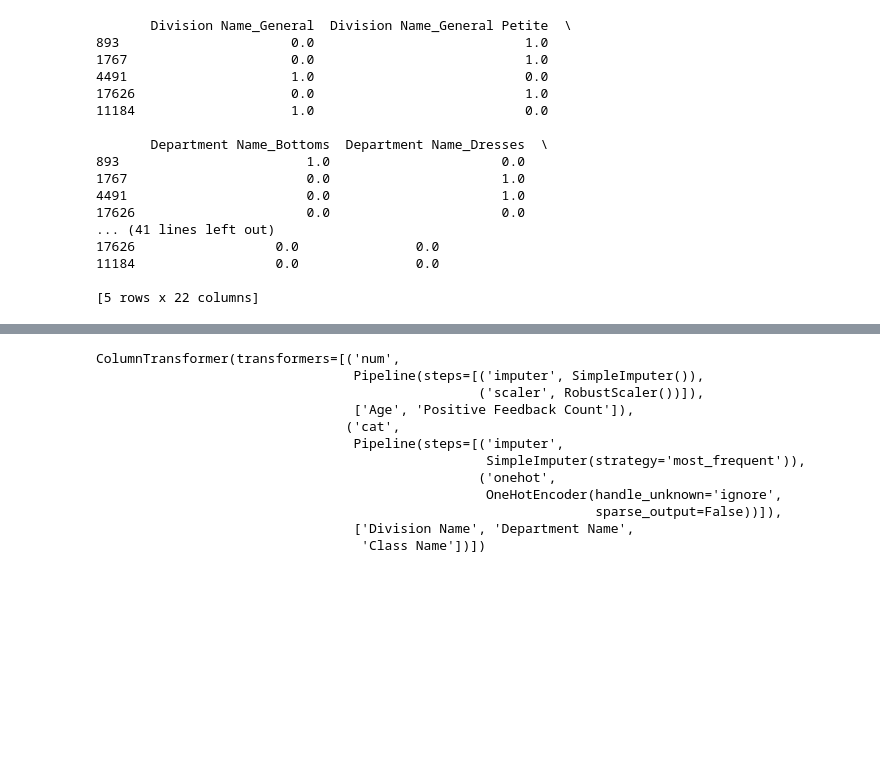
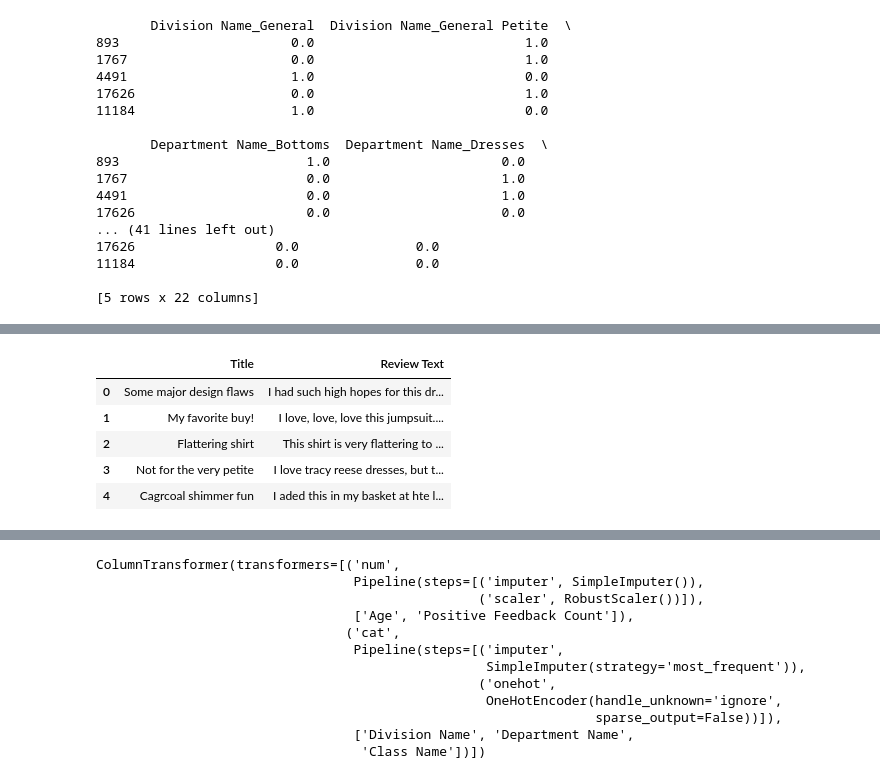
Before and after one commit to norrateng/dsnd-pipelines-project, a Jupyter notebook: starter/starter.ipynb, the cells around one changed output, grey strips where cells are left out. Cells and saved outputs as stored; diff of their text form; code cells hidden in the pictures; blank space fills up the shorter version.

Commit message:
start working on textual pipeline

```diff
--- a/starter/starter.ipynb
+++ b/starter/starter.ipynb
@@ -367,0 +472,9 @@ print(X_train_cat_pipe.head())
+# %%
+X[textual_features].head()
+# %% [output]
+|  | Title | Review Text |
+| 0 | Some major design flaws | I had such high hopes for this dr... |
+| 1 | My favorite buy! | I love, love, love this jumpsuit.... |
+| 2 | Flattering shirt | This shirt is very flattering to ... |
+| 3 | Not for the very petite | I love tracy reese dresses, but t... |
+| 4 | Cagrcoal shimmer fun | I aded this in my basket at hte l... |
```
Also changed, not shown: parts of 11 cells of this notebook.
